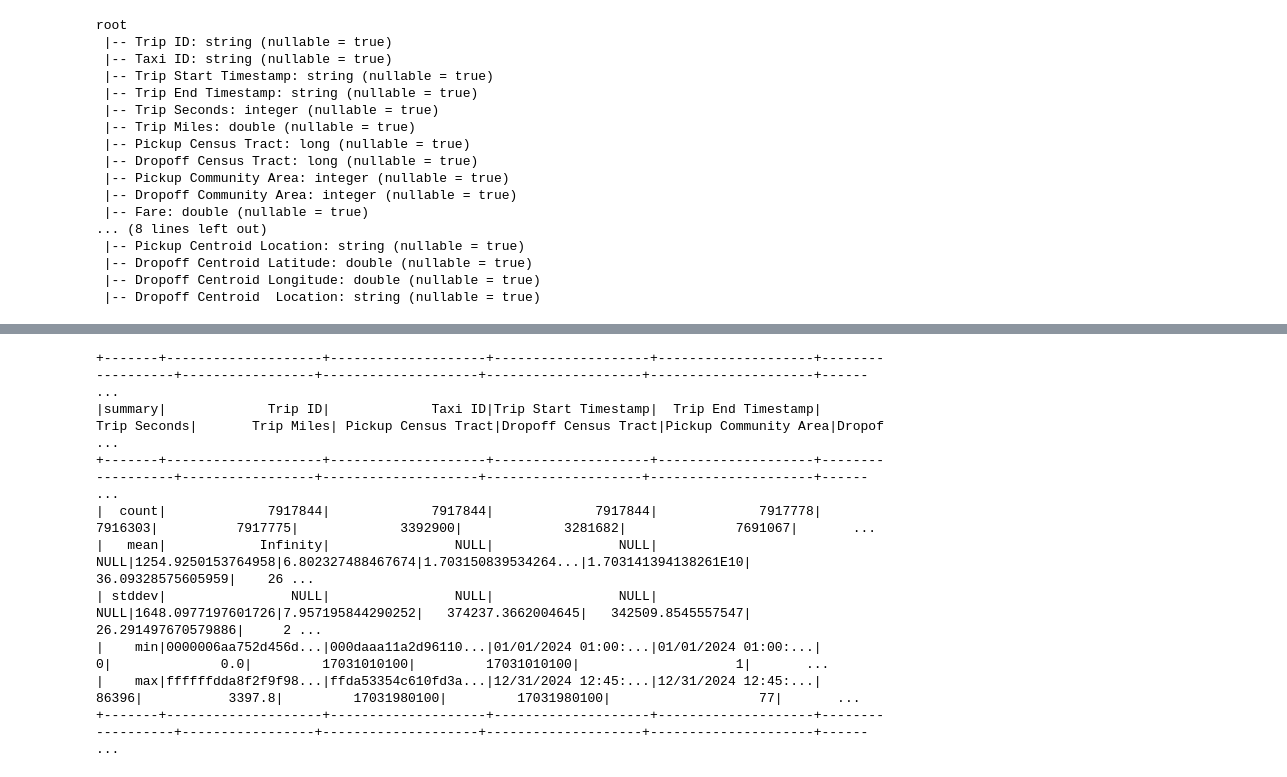
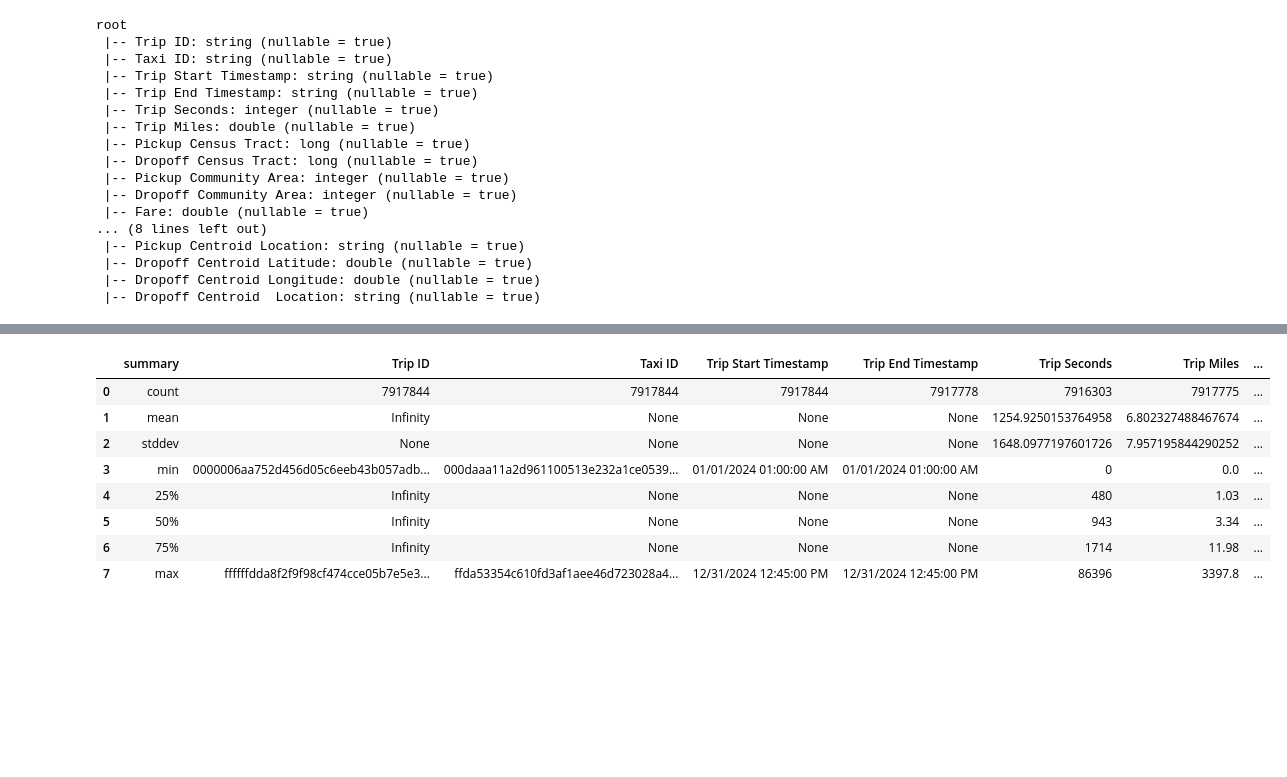
Before and after one commit to Dustec/BigData-Team26, a Jupyter notebook: Notebook.ipynb, the cells around one changed output, grey strips where cells are left out. Cells and saved outputs as stored; diff of their text form; code cells hidden in the pictures; blank space fills up the shorter version.

Commit message:
add improve of tables

```diff
--- a/Notebook.ipynb
+++ b/Notebook.ipynb
@@ -43,3 +47,17 @@ from pyspark.sql.functions import hour, dayofweek, col, unix_timestamp, when
+# %%
+# Función auxiliar de visualización
+from IPython.display import display, HTML
+
+def prettyDisplay(df, limit=1000):
+    """
+    Convierte un PySpark DataFrame a Pandas y lo muestra como una tabla HTML con scroll horizontal.
+
+    Args:
+        df (pyspark.sql.DataFrame): El DataFrame de PySpark a mostrar.
+        limit (int): Número máximo de filas a mostrar. Por defecto 1000.
+    """
+    pdf = df.limit(limit).toPandas()
+    display(HTML(pdf.to_html(notebook=True)))
 # %% [markdown]
 ### **Creación de la Sesión Spark**
 # %%
@@ -85,3 +69,7 @@ To: /content/Taxi_Trips__2024-__20250426.csv
+# %%
+filename = "Taxi_Trips.csv"
+
+dftaxytrips = spark.read.csv(filename, header=True, inferSchema=True)
 # %%
 print("Número de registros:", dftaxytrips.count())
 print("Número de columnas:", len(dftaxytrips.columns))
@@ -128,14 +114,15 @@ only showing top 5 rows
-# %%
-dftaxytrips.summary().show()
-# %% [output]
-+-------+--------------------+--------------------+--------------------+--------------------+------------------+-----------------+--------------------+--------------------+---------------------+------ ...
-|summary|             Trip ID|             Taxi ID|Trip Start Timestamp|  Trip End Timestamp|      Trip Seconds|       Trip Miles| Pickup Census Tract|Dropoff Census Tract|Pickup Community Area|Dropof ...
-+-------+--------------------+--------------------+--------------------+--------------------+------------------+-----------------+--------------------+--------------------+---------------------+------ ...
-|  count|             7917844|             7917844|             7917844|             7917778|           7916303|          7917775|             3392900|             3281682|              7691067|       ...
-|   mean|            Infinity|                NULL|                NULL|                NULL|1254.9250153764958|6.802327488467674|1.703150839534264...|1.703141394138261E10|    36.09328575605959|    26 ...
-| stddev|                NULL|                NULL|                NULL|                NULL|1648.0977197601726|7.957195844290252|   374237.3662004645|   342509.8545557547|   26.291497670579886|     2 ...
-|    min|0000006aa752d456d...|000daaa11a2d96110...|01/01/2024 01:00:...|01/01/2024 01:00:...|                 0|              0.0|         17031010100|         17031010100|                    1|       ...
-|    max|ffffffdda8f2f9f98...|ffda53354c610fd3a...|12/31/2024 12:45:...|12/31/2024 12:45:...|             86396|           3397.8|         17031980100|         17031980100|                   77|       ...
-+-------+--------------------+--------------------+--------------------+--------------------+------------------+-----------------+--------------------+--------------------+---------------------+------ ...
+# %%
+# dftaxytrips.summary().show()
+prettyDisplay(dftaxytrips.summary())
+# %% [output]
+|  | summary | Trip ID | Taxi ID | Trip Start Timestamp | Trip End Timestamp | Trip Seconds | Trip Miles | ... |
+| 0 | count | 7917844 | 7917844 | 7917844 | 7917778 | 7916303 | 7917775 | ... |
+| 1 | mean | Infinity | None | None | None | 1254.9250153764958 | 6.802327488467674 | ... |
+| 2 | stddev | None | None | None | None | 1648.0977197601726 | 7.957195844290252 | ... |
+| 3 | min | 0000006aa752d456d05c6eeb43b057adb... | 000daaa11a2d961100513e232a1ce0539... | 01/01/2024 01:00:00 AM | 01/01/2024 01:00:00 AM | 0 | 0.0 | ... |
+| 4 | 25% | Infinity | None | None | None | 480 | 1.03 | ... |
+| 5 | 50% | Infinity | None | None | None | 943 | 3.34 | ... |
+| 6 | 75% | Infinity | None | None | None | 1714 | 11.98 | ... |
+| 7 | max | ffffffdda8f2f9f98cf474cce05b7e5e3... | ffda53354c610fd3af1aee46d723028a4... | 12/31/2024 12:45:00 PM | 12/31/2024 12:45:00 PM | 86396 | 3397.8 | ... |
 # %%
 # Estadísticas generales
```
Also changed, not shown: parts of 11 cells of this notebook, 1 other file.
